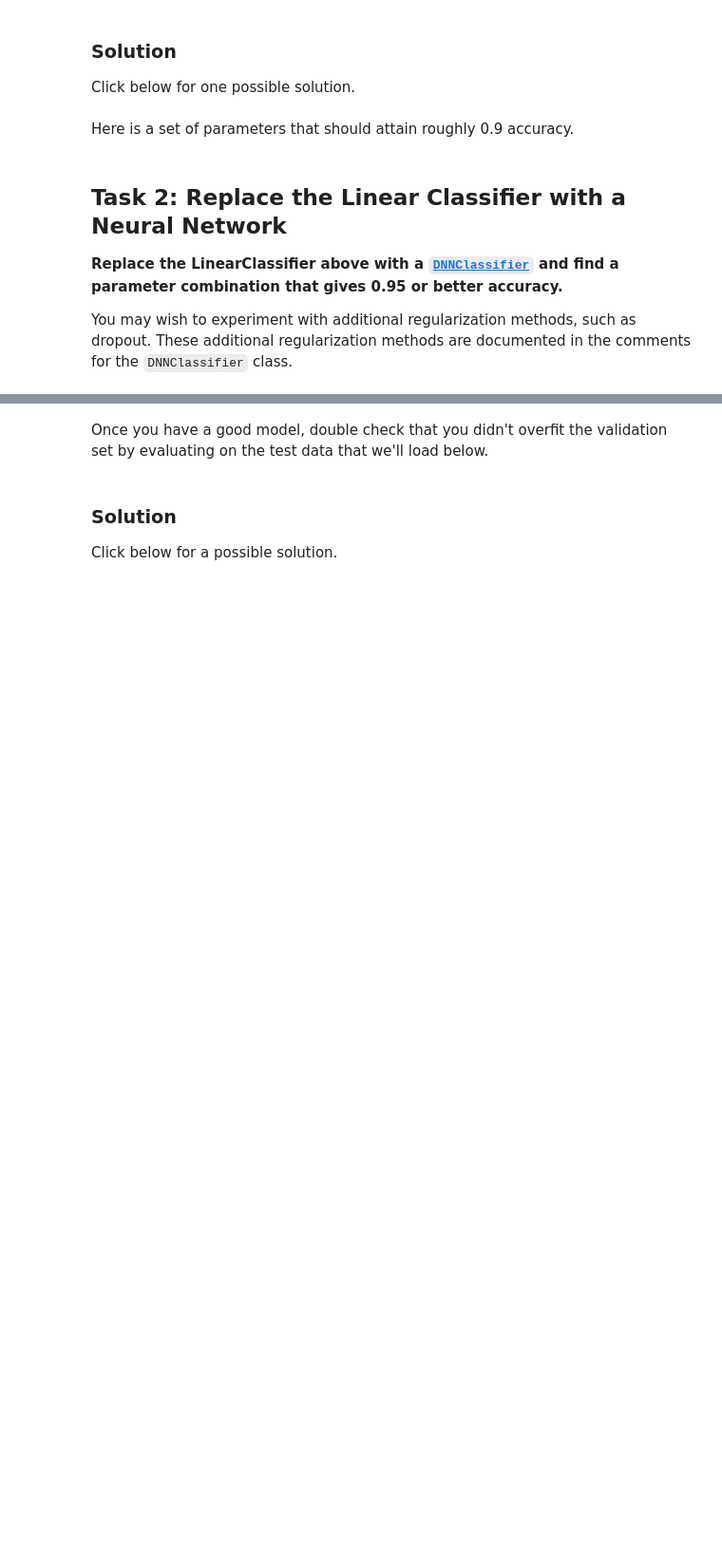
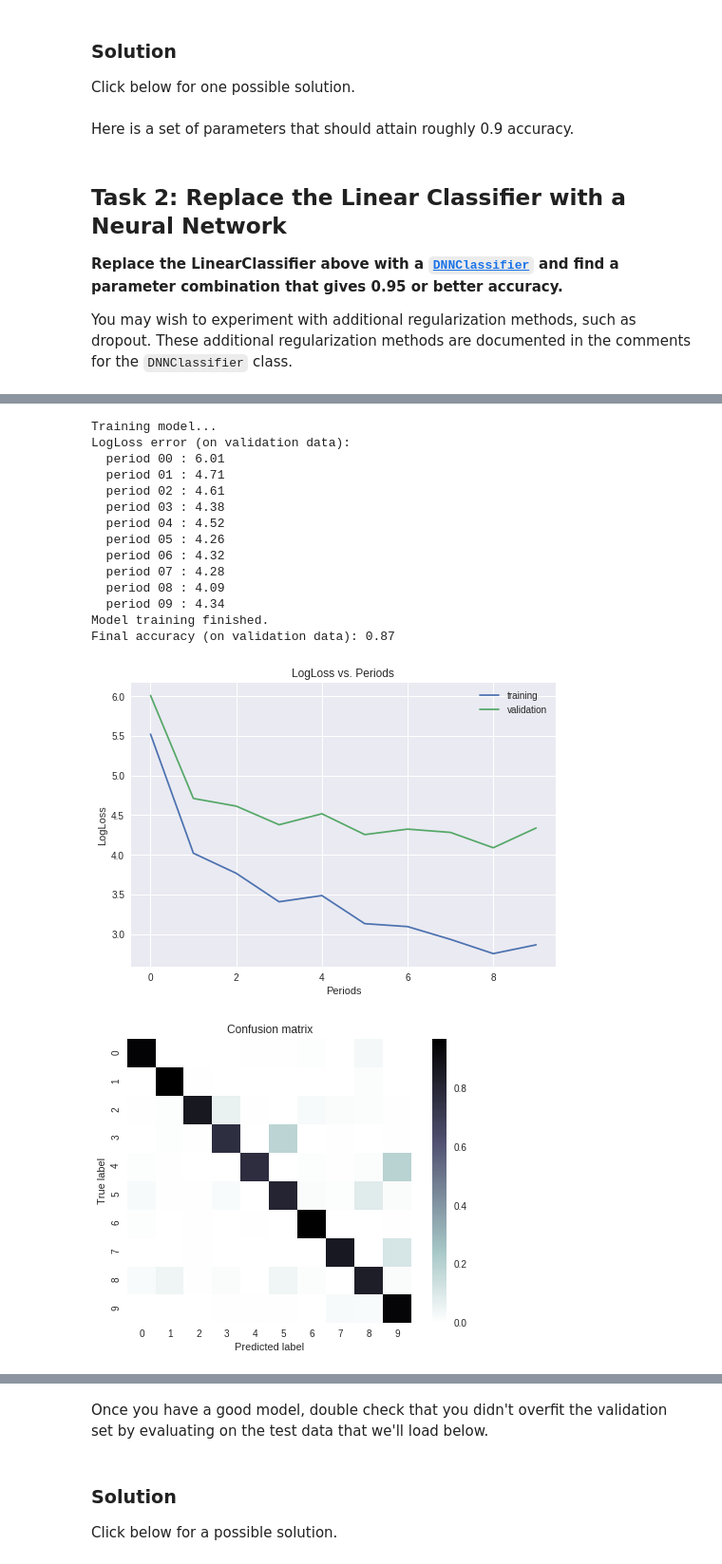
Before and after one commit to tenvol/tsf00, a Jupyter notebook: multi_class_classification_of_handwritten_digits.ipynb, the cells around one changed output, grey strips where cells are left out. Shown at 95% size. Cells and saved outputs as stored; diff of their text form; code cells hidden in the pictures; blank space fills up the shorter version.

```diff
--- a/multi_class_classification_of_handwritten_digits.ipynb
+++ b/multi_class_classification_of_handwritten_digits.ipynb
@@ -814,3 +829,34 @@ OSError: ignored
+# %%
+_ = train_nn_classifier_model(
+    #my_optimizer=tf.train.GradientDescentOptimizer(learning_rate=0.0007),
+    learning_rate = 0.005,
+    steps=5000,
+    batch_size=70,
+    this_classes = 10,
+    this_optimizer = 'Adagrad',
+    this_hidden_units = [20,20,20],
+    this_dropout = 0.3,
+    training_examples=training_examples,
+    training_targets=training_targets,
+    validation_examples=validation_examples,
+    validation_targets=validation_targets)
+# %% [output]
+Training model...
+LogLoss error (on validation data):
+  period 00 : 6.01
+  period 01 : 4.71
+  period 02 : 4.61
+  period 03 : 4.38
+  period 04 : 4.52
+  period 05 : 4.26
+  period 06 : 4.32
+  period 07 : 4.28
+  period 08 : 4.09
+  period 09 : 4.34
+Model training finished.
+Final accuracy (on validation data): 0.87
+[figure, added]
+[figure, added]
 # %%
 _ = train_nn_classifier_model(
     #my_optimizer=tf.train.GradientDescentOptimizer(learning_rate=0.0007),
```
Also changed, not shown: parts of 13 cells of this notebook.
